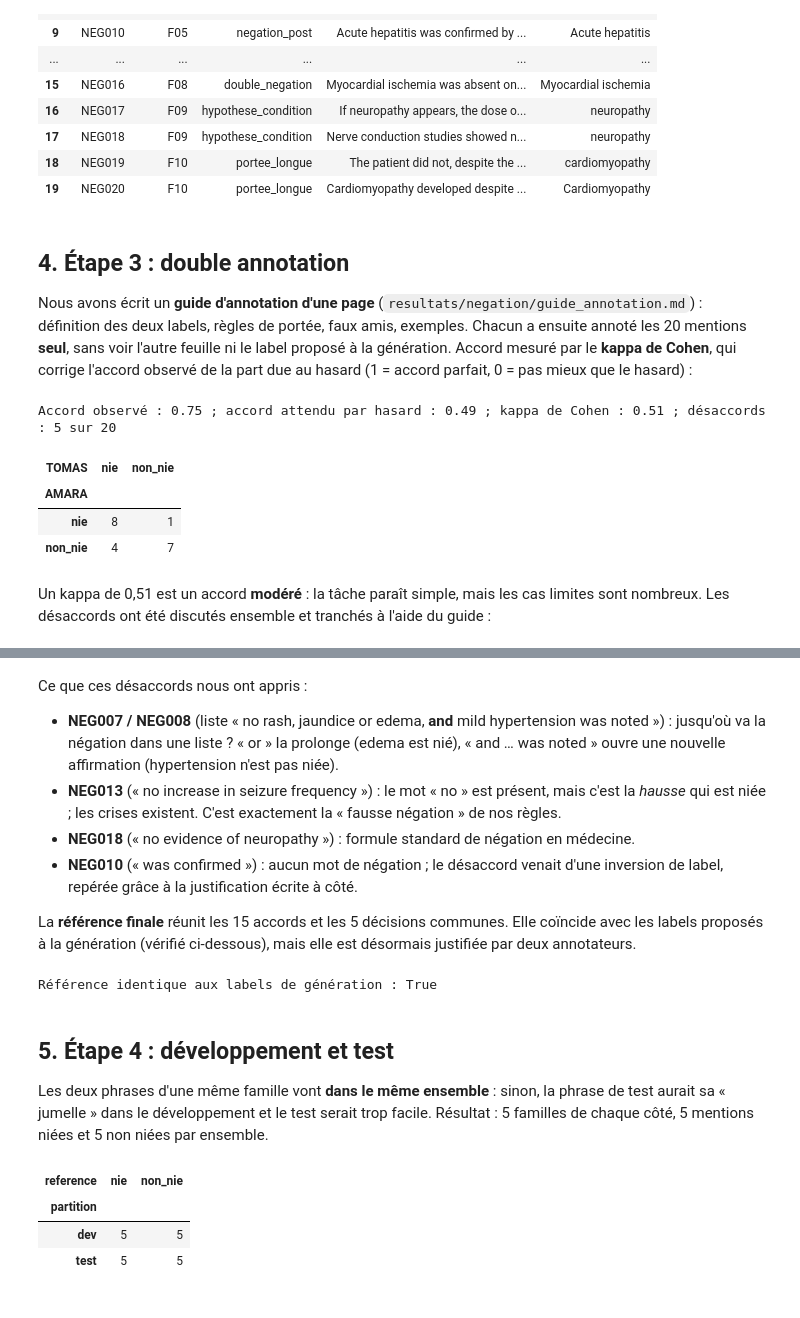
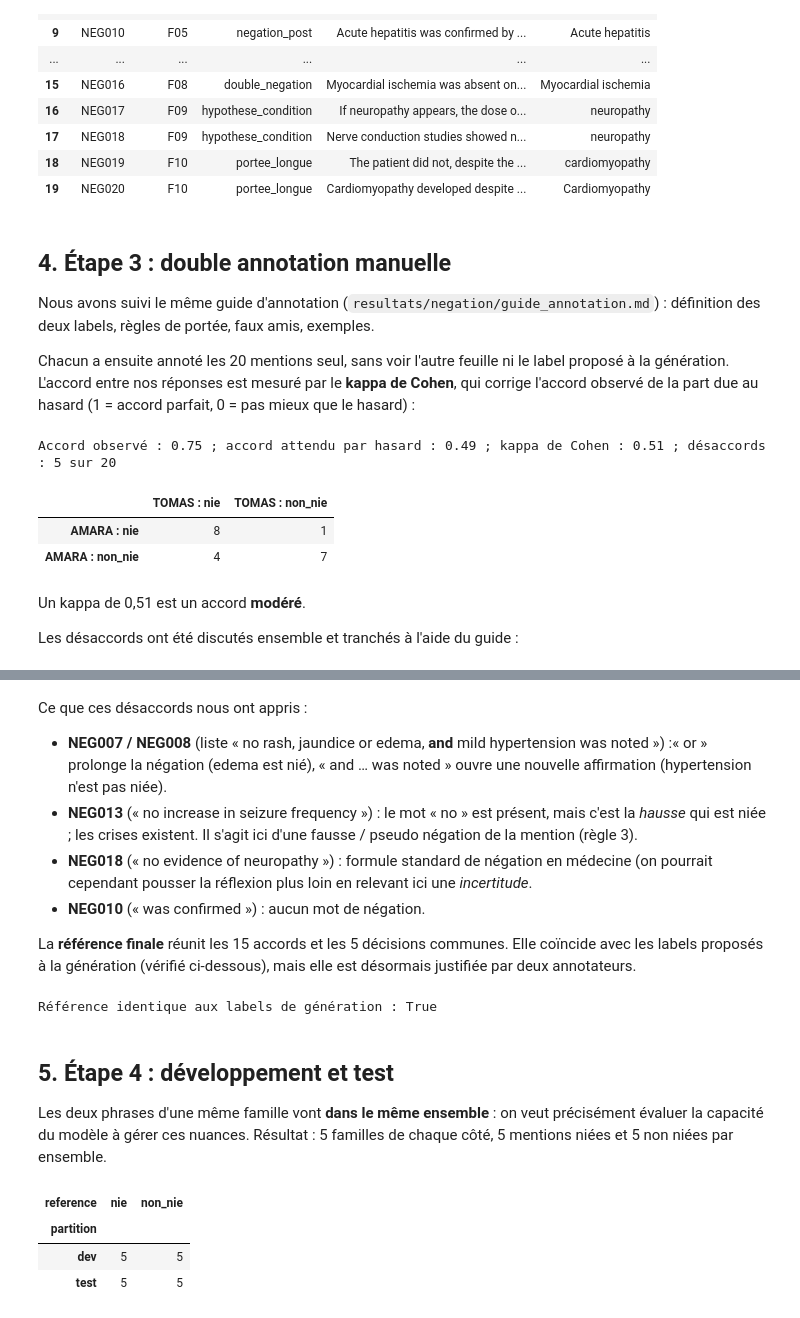
Before and after one commit to yam89421/NLP-SANTE-BC5CDR, a Jupyter notebook: rapport/2_negation.ipynb, the cells around one changed output, grey strips where cells are left out. Saved outputs shown, nothing was run; the diff lists cells and outputs as text; code cells hidden in the pictures.

```diff
--- a/rapport/2_negation.ipynb
+++ b/rapport/2_negation.ipynb
@@ -123,32 +122,35 @@ phrases[["phrase_id", "family_id", "famille", "phrase", "mention"]]
 | 18 | NEG019 | F10 | portee_longue | The patient did not, despite the ... | cardiomyopathy |
 | 19 | NEG020 | F10 | portee_longue | Cardiomyopathy developed despite ... | Cardiomyopathy |
 # %% [markdown]
-## 4. Étape 3 : double annotation
+## 4. Étape 3 : double annotation manuelle
 
-Nous avons écrit un **guide d'annotation d'une page** (`resultats/negation/guide_annotation.md`) : définition des deux
-labels, règles de portée, faux amis, exemples. Chacun a ensuite annoté les 20 mentions **seul**, sans voir l'autre
-feuille ni le label proposé à la génération. Accord mesuré par le **kappa de Cohen**, qui corrige l'accord observé de
+Nous avons suivi le même guide d'annotation (`resultats/negation/guide_annotation.md`) : définition des deux
+labels, règles de portée, faux amis, exemples.
+
+Chacun a ensuite annoté les 20 mentions seul, sans voir l'autre
+feuille ni le label proposé à la génération. L'accord entre nos réponses est mesuré par le **kappa de Cohen**, qui corrige l'accord observé de
 la part due au hasard (1 = accord parfait, 0 = pas mieux que le hasard) :
 # %%
 def lire(nom):
     return pd.read_csv(NEGATION / f"annotation_{nom}.csv", dtype=str).set_index("phrase_id")["label"].str.strip()
 
 a, t = lire("AMARA"), lire("TOMAS")
 accord = (a == t).mean()
 hasard = sum((a == l).mean() * (t == l).mean() for l in LABELS)
 kappa = (accord - hasard) / (1 - hasard)
 print(f"Accord observé : {accord:.2f} ; accord attendu par hasard : {hasard:.2f} ; kappa de Cohen : {kappa:.2f} ; "
       f"désaccords : {(a != t).sum()} sur {len(a)}")
-pd.crosstab(a.rename("AMARA"), t.rename("TOMAS"))
+(pd.crosstab(a, t).rename(index=lambda l: f"AMARA : {l}", columns=lambda l: f"TOMAS : {l}")
+   .rename_axis(index=None, columns=None))
 # %% [output]
 Accord observé : 0.75 ; accord attendu par hasard : 0.49 ; kappa de Cohen : 0.51 ; désaccords : 5 sur 20
-| TOMAS | nie | non_nie |
-| AMARA |  |  |
-| nie | 8 | 1 |
-| non_nie | 4 | 7 |
+|  | TOMAS : nie | TOMAS : non_nie |
+| AMARA : nie | 8 | 1 |
+| AMARA : non_nie | 4 | 7 |
 # %% [markdown]
-Un kappa de 0,51 est un accord **modéré** : la tâche paraît simple, mais les cas limites sont nombreux. Les
-désaccords ont été discutés ensemble et tranchés à l'aide du guide :
+Un kappa de 0,51 est un accord **modéré**.
+
+Les désaccords ont été discutés ensemble et tranchés à l'aide du guide :
 # %%
 desaccords = pd.read_csv(NEGATION / "desaccords_annotation.csv", dtype=str).set_index("phrase_id")
 desaccords[["phrase", "mention", "label_AMARA", "label_TOMAS", "label_final", "resolution"]]
@@ -162,14 +164,12 @@ desaccords[["phrase", "mention", "label_AMARA", "label_TOMAS", "label_final", "r
 | NEG018 | Nerve conduction studies showed n... | neuropathy | non_nie | nie | nie | « no evidence of » |
 # %% [markdown]
 Ce que ces désaccords nous ont appris :
-- **NEG007 / NEG008** (liste « no rash, jaundice or edema, **and** mild hypertension was noted ») : jusqu'où va la
-  négation dans une liste ? « or » la prolonge (edema est nié), « and … was noted » ouvre une nouvelle affirmation
+- **NEG007 / NEG008** (liste « no rash, jaundice or edema, **and** mild hypertension was noted ») :« or » prolonge la négation (edema est nié), « and … was noted » ouvre une nouvelle affirmation
   (hypertension n'est pas niée).
 - **NEG013** (« no increase in seizure frequency ») : le mot « no » est présent, mais c'est la *hausse* qui est niée ;
-  les crises existent. C'est exactement la « fausse négation » de nos règles.
-- **NEG018** (« no evidence of neuropathy ») : formule standard de négation en médecine.
-- **NEG010** (« was confirmed ») : aucun mot de négation ; le désaccord venait d'une inversion de label, repérée grâce
-  à la justification écrite à côté.
+  les crises existent. Il s'agit ici d'une fausse / pseudo négation de la mention (règle 3).
+- **NEG018** (« no evidence of neuropathy ») : formule standard de négation en médecine (on pourrait cependant pousser la réflexion plus loin en relevant ici une *incertitude*.
+- **NEG010** (« was confirmed ») : aucun mot de négation.
 
 La **référence finale** réunit les 15 accords et les 5 décisions communes. Elle coïncide avec les labels proposés à
 la génération (vérifié ci-dessous), mais elle est désormais justifiée par deux annotateurs.
@@ -183,8 +183,7 @@ Référence identique aux labels de génération : True
 # %% [markdown]
 ## 5. Étape 4 : développement et test
 
-Les deux phrases d'une même famille vont **dans le même ensemble** : sinon, la phrase de test aurait sa « jumelle »
-dans le développement et le test serait trop facile. Résultat : 5 familles de chaque côté, 5 mentions niées et 5 non
+Les deux phrases d'une même famille vont **dans le même ensemble** : on veut précisément évaluer la capacité du modèle à gérer ces nuances. Résultat : 5 familles de chaque côté, 5 mentions niées et 5 non
 niées par ensemble.
 # %%
 assert (phrases.groupby("family_id").partition.nunique() == 1).all()
```
Also changed, not shown: parts of 8 cells of this notebook, 40 other files.
